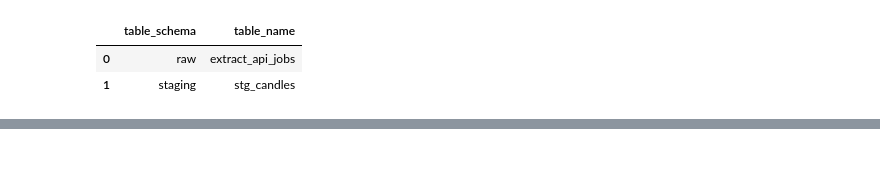
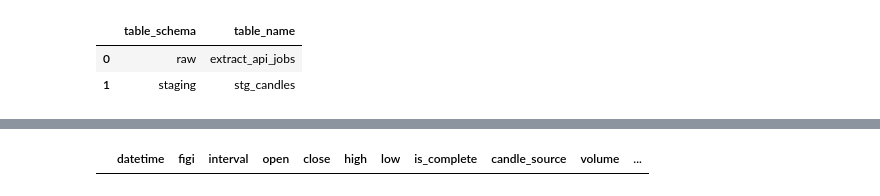
Before and after one commit to kamilkarim0v/datalearnhome, a Jupyter notebook: dev/staging_candles_dbt_etl_test.ipynb, the cells around one changed output, grey strips where cells are left out. Drawn from its saved outputs; the diff is of its cells as text; code cells hidden in the pictures; blank space fills up the shorter version.

```diff
--- a/dev/staging_candles_dbt_etl_test.ipynb
+++ b/dev/staging_candles_dbt_etl_test.ipynb
@@ -180,2 +180,10 @@ df
 # %%
-s
+sql = '''
+    SELECT *
+    FROM staging.candles
+'''
+
+df = pd.read_sql(sql, conn)
+df
+# %% [output]
+|  | datetime | figi | interval | open | close | high | low | is_complete | candle_source | volume | ... |
```
Also changed, not shown: parts of 1 cell of this notebook, 3 other files.
